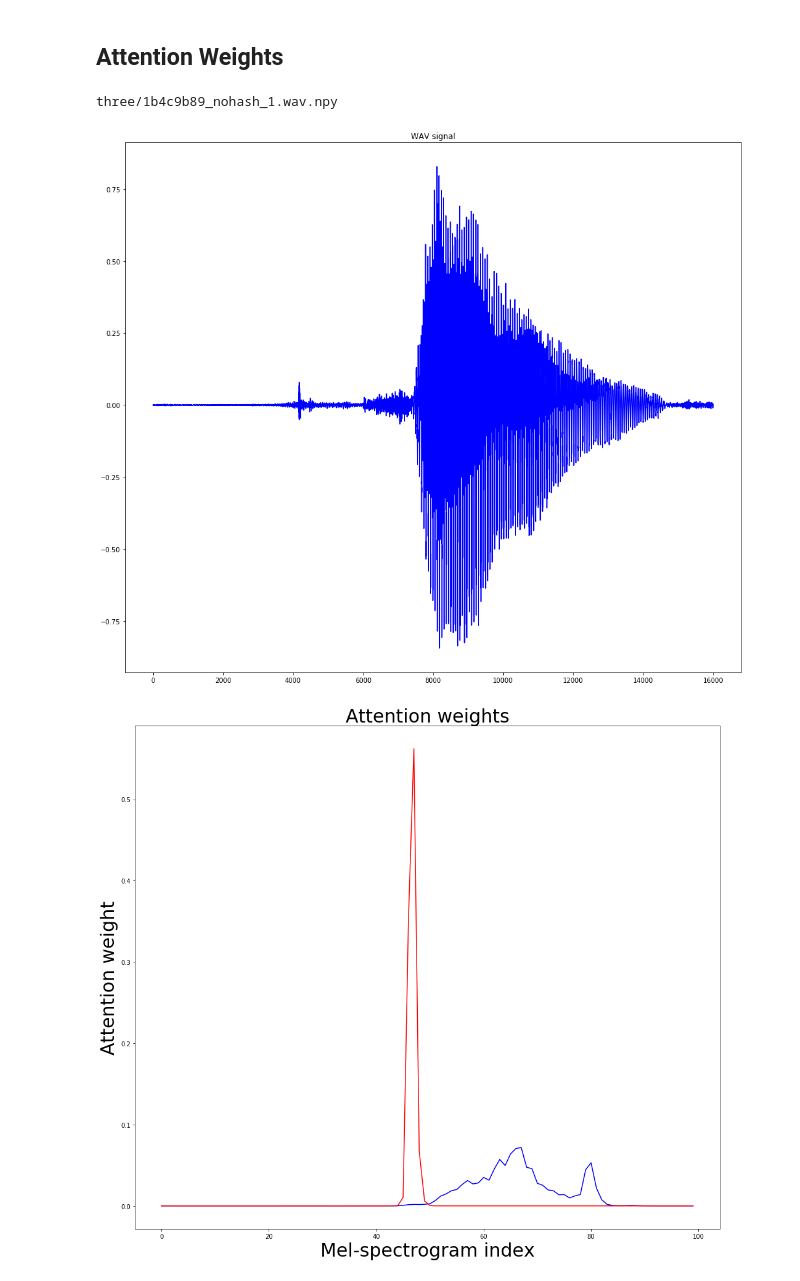
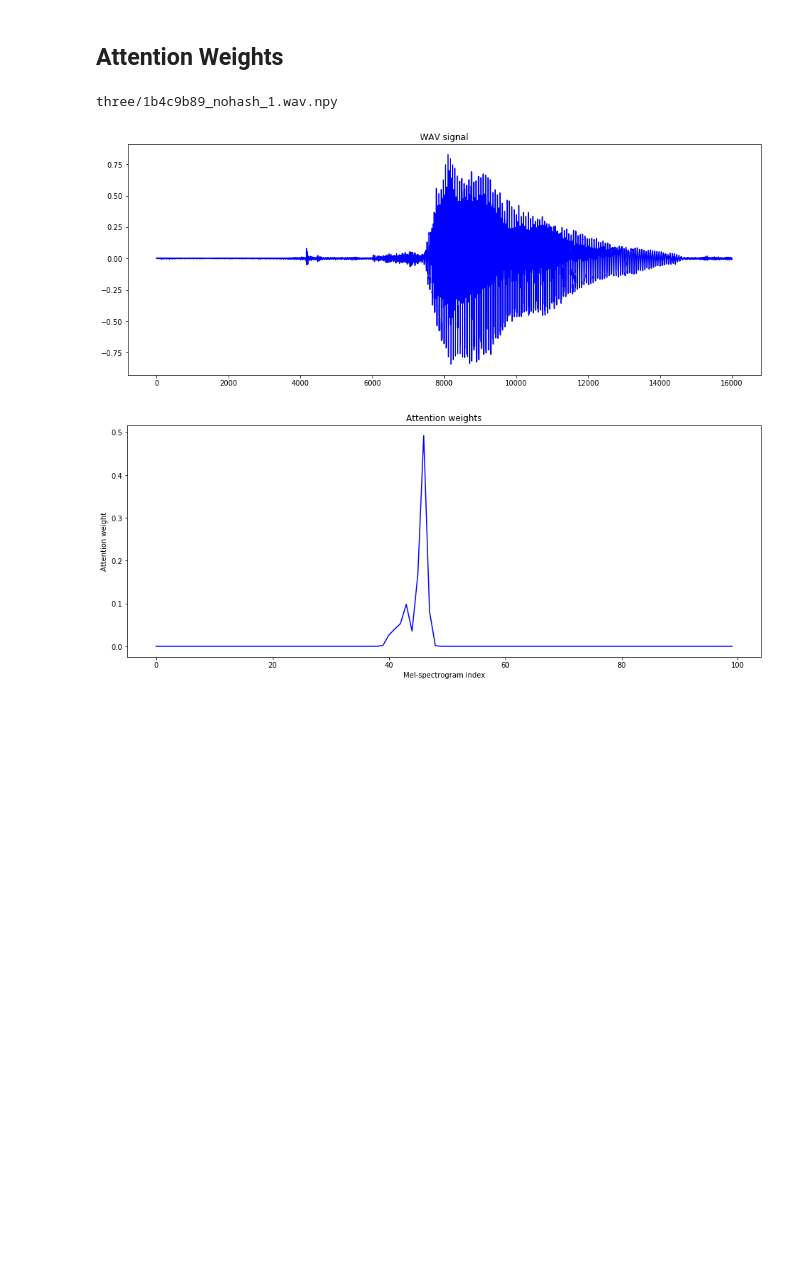
Before and after one commit to XWerer/HDA_Project, a Jupyter notebook: Train.ipynb, the cells around one changed output. Saved outputs shown, nothing was run; the diff lists cells and outputs as text; code cells hidden in the pictures; blank space fills up the shorter version.

```diff
--- a/Train.ipynb
+++ b/Train.ipynb
@@ -716,54 +734,56 @@ Normalized confusion matrix
 ## Attention Weights
 # %%
 plotModel = tf.keras.Model(inputs=model.input, outputs=[model.get_layer('output').output,
-                                                        #model.get_layer('attSoftmax').output, # only for singol attention
-                                                        model.get_layer('attSoftmaxFirst').output, # only for multy attention models
-                                                        model.get_layer('attSoftmaxSecond').output, # only for multy attention models
+                                                        model.get_layer('attSoftmax').output, # only for singol attention
+                                                        #model.get_layer('attSoftmaxFirst').output, # only for multy attention models
+                                                        #model.get_layer('attSoftmaxSecond').output, # only for multy attention models
                                                         model.get_layer('squeeze_last_dim').output])
 # %%
-index = 4852
+index = 4852 #three
+#index = 1247 #backward
 print(test[index])
+
 x_in = dg.DataGeneration.load_and_preprocess_data(dataset_dir, test[index], False).reshape((1, 100, 80, 1))
-outs, attW1, attW2, feature = plotModel.predict(x_in) #only for multy attention models
-#outs, attW1, feature = plotModel.predict(x_in)
+#outs, attW1, attW2, feature = plotModel.predict(x_in) #only for multy attention models
+outs, attW1, feature = plotModel.predict(x_in)
 
 # Plot a wav
 wav = dg.DataGeneration.load_data(dataset_dir, test[index])
 
-plt.figure(figsize=(17,15))
+plt.figure(figsize=(16, 6))
 plt.plot(wav, color='b')
-plt.savefig('Images/picWAV.png', dpi = 400)
+plt.savefig('Images/picWAVThree.png', dpi = 400)
 plt.title('WAV signal')
 
 #print(attW.shape)
-plt.figure(figsize=(17, 15))
-plt.title('Attention weights', fontsize=30)
-plt.ylabel('Attention weight', fontsize=30)
-plt.xlabel('Mel-spectrogram index', fontsize=30)
+plt.figure(figsize=(16, 6))
+plt.title('Attention weights')
+plt.ylabel('Attention weight')
+plt.xlabel('Mel-spectrogram index')
 #plt.plot(np.log(attW[0, :]+1e-8))
 plt.plot(attW1[0, :], 'b')
-plt.plot(attW2[0, :], 'r') # only for multy attention models
+#plt.plot(attW2[0, :], 'r') # only for multy attention models
 #plt.plot(attW1[0, :] - attW2[0, :], 'g') #only for diff attention
-plt.savefig('Images/MultyAttentionDiffAttentionWeights.png', dpi = 400)
+plt.savefig('Images/OurDouglasDiffAttentionWeightsThree.png', dpi = 400)
 plt.show()
 
 feature = np.transpose(feature.reshape((100, 80)))
-plt.figure(figsize=(17,15))
+plt.figure(figsize=(16, 6))
 plt.pcolormesh(feature)
-plt.savefig('Images/MultyAttentionDiffFeaturesExtracted.png', dpi = 400)
+plt.savefig('Images/OurDouglasFeaturesExtractedThree.png', dpi = 400)
 
 feats = dg.DataGeneration.load_and_preprocess_data(dataset_dir, test[index], False)
 feats = np.transpose(feats)
-plt.figure(figsize=(17,15))
+plt.figure(figsize=(16, 6))
 plt.pcolormesh(feats)
-plt.savefig('Images/picInput.png', dpi = 400)
+plt.savefig('Images/picInputThree.png', dpi = 400)
 
 plt.title('Spectrogram visualization')
 plt.ylabel('Frequency')
 plt.xlabel('Time')
 
 plt.show()
 # %% [output]
 three/1b4c9b89_nohash_1.wav.npy
-[figure, old version]
+[figure, new version]
-[figure, old version]
+[figure, new version]
```
Also changed, not shown: parts of 5 cells of this notebook, 24 other files.
